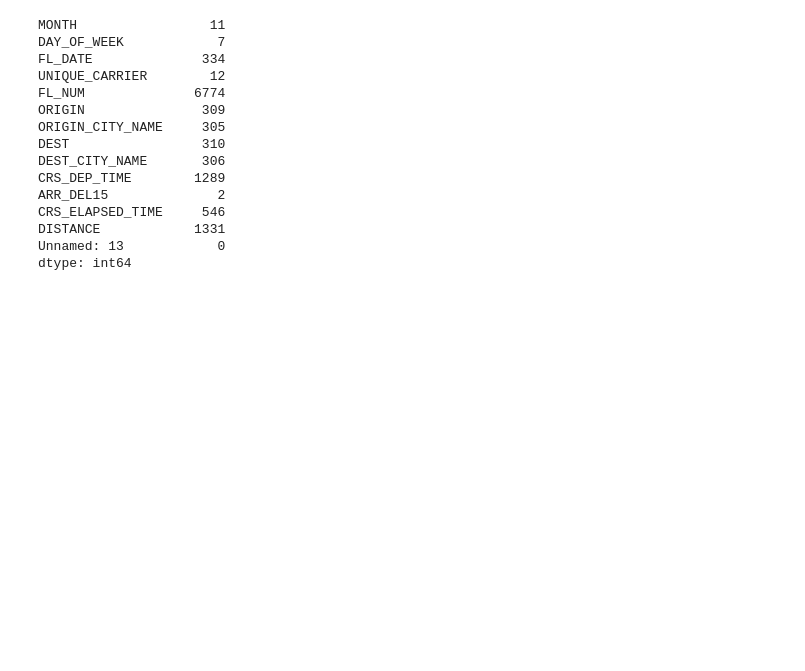
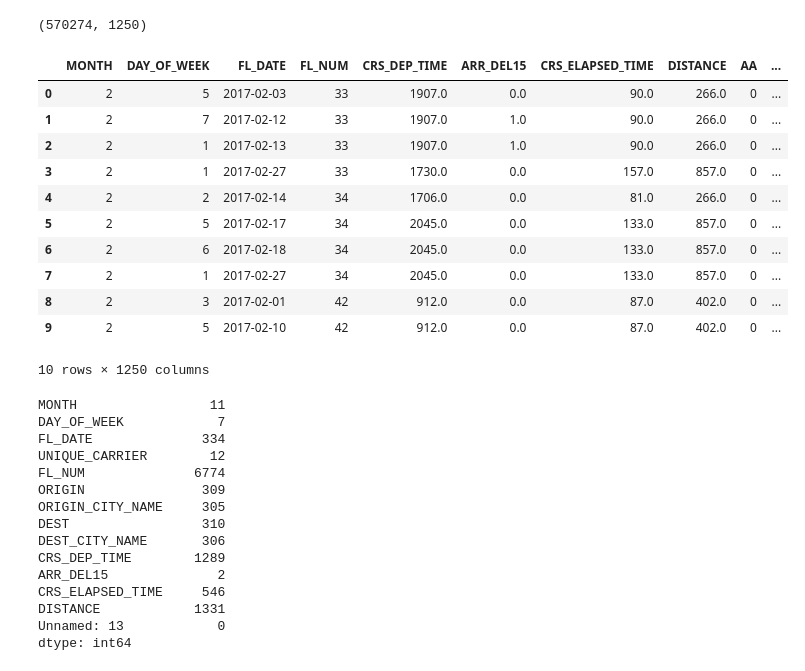
Before and after one commit to jin-sj/cs686_machine_learning, a Jupyter notebook: data_project/flight_delay.ipynb, the cells around one changed output. Saved outputs shown, nothing was run; the diff lists cells and outputs as text; code cells hidden in the pictures; blank space fills up the shorter version.

```diff
--- a/data_project/flight_delay.ipynb
+++ b/data_project/flight_delay.ipynb
@@ -19,4 +45,0 @@ df.head(10)
-# %%
-def clean_data(df):
-    df.drop(columns=["Unnamed: 13"])
-    df.drop()
@@ -23,3 +70,57 @@ def clean_data(df):
+# %%
+def clean_data(df, oe_dict=None):
+    columns = ['Unnamed: 13', 'UNIQUE_CARRIER', 'ORIGIN',
+               'ORIGIN_CITY_NAME', 'DEST', 'DEST_CITY_NAME']
+
+    # Encode columns
+    new_oe = False
+    if oe_dict == None:
+        new_oe = True
+
+    if oe_dict == None:
+        oe_dict =\
+            {'UNIQUE_CARRIER': OneHotEncoder(categories='auto', dtype=np.int8),
+             'ORIGIN': OneHotEncoder(categories='auto', dtype=np.int8),
+             'ORIGIN_CITY_NAME': OneHotEncoder(categories='auto', dtype=np.int8),
+             'DEST': OneHotEncoder(categories='auto', dtype=np.int8),
+             'DEST_CITY_NAME': OneHotEncoder(categories='auto', dtype=np.int8)}
+
+    for col, oe in oe_dict.items():
+        if new_oe:
+            X = oe.fit_transform(df[col].values.reshape(-1,1)).toarray()
+        else:
+            X = oe.transform(df[col].values.reshape(-1,1)).toarray()
+        features = np.array(oe.categories_).ravel()
+        dfOneHot = pd.DataFrame(X, columns=features)
+        df = pd.concat([df, dfOneHot], axis=1)
+
+
+    df = df.drop(columns=columns)
+
+    #
+
+    return df, oe_dict
+# %%
+clean_df = clean_data(df)
+# %%
+clean_df.shape
+# %% [output]
+(570274, 1250)
+# %%
+clean_df.head(10)
+# %% [output]
+|  | MONTH | DAY_OF_WEEK | FL_DATE | FL_NUM | CRS_DEP_TIME | ARR_DEL15 | CRS_ELAPSED_TIME | DISTANCE | AA | ... |
+| 0 | 2 | 5 | 2017-02-03 | 33 | 1907.0 | 0.0 | 90.0 | 266.0 | 0 | ... |
+| 1 | 2 | 7 | 2017-02-12 | 33 | 1907.0 | 1.0 | 90.0 | 266.0 | 0 | ... |
+| 2 | 2 | 1 | 2017-02-13 | 33 | 1907.0 | 1.0 | 90.0 | 266.0 | 0 | ... |
+| 3 | 2 | 1 | 2017-02-27 | 33 | 1730.0 | 0.0 | 157.0 | 857.0 | 0 | ... |
+| 4 | 2 | 2 | 2017-02-14 | 34 | 1706.0 | 0.0 | 81.0 | 266.0 | 0 | ... |
+| 5 | 2 | 5 | 2017-02-17 | 34 | 2045.0 | 0.0 | 133.0 | 857.0 | 0 | ... |
+| 6 | 2 | 6 | 2017-02-18 | 34 | 2045.0 | 0.0 | 133.0 | 857.0 | 0 | ... |
+| 7 | 2 | 1 | 2017-02-27 | 34 | 2045.0 | 0.0 | 133.0 | 857.0 | 0 | ... |
+| 8 | 2 | 3 | 2017-02-01 | 42 | 912.0 | 0.0 | 87.0 | 402.0 | 0 | ... |
+| 9 | 2 | 5 | 2017-02-10 | 42 | 912.0 | 0.0 | 87.0 | 402.0 | 0 | ... |
+10 rows × 1250 columns
 # %%
 df.nunique()
 # %% [output]
```
Also changed, not shown: parts of 9 cells of this notebook.
